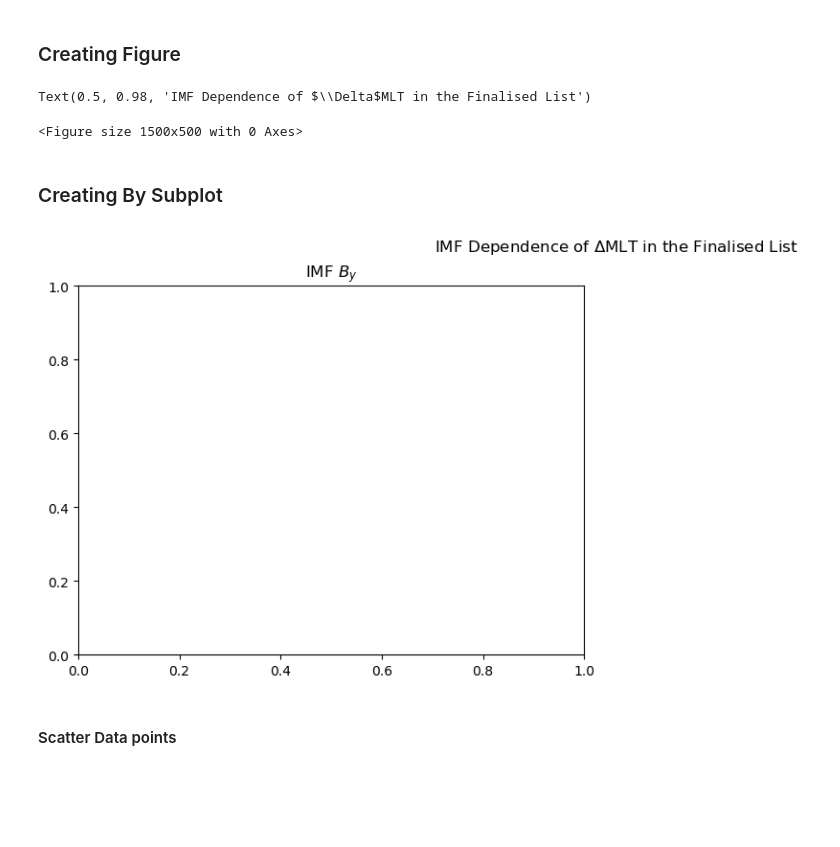
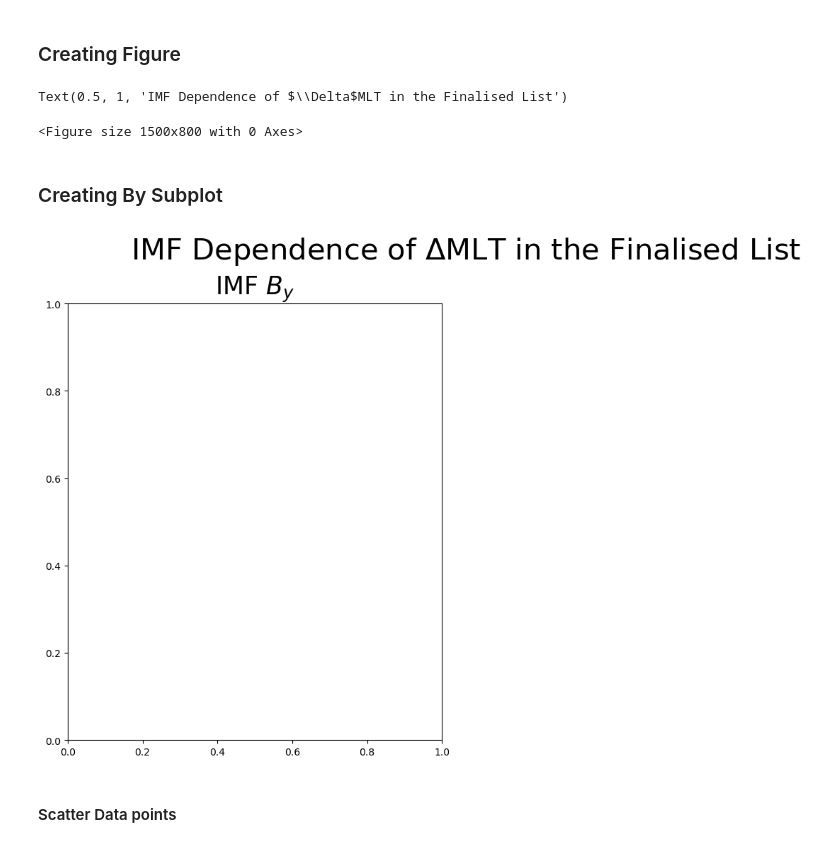
Before and after one commit to 08walkersj/Substorm_Onset_Conjugate_Displacement, a Jupyter notebook: Paper_Figures/Figure7_MLTFit.ipynb, the cells around one changed output. Drawn from its saved outputs; the diff is of its cells as text; code cells hidden in the pictures; blank space fills up the shorter version.

```diff
--- a/Paper_Figures/Figure7_MLTFit.ipynb
+++ b/Paper_Figures/Figure7_MLTFit.ipynb
@@ -91,19 +90,19 @@ ylim= (-5, 5)
 # %% [markdown]
 ### Creating Figure
 # %%
-fig= plt.figure( figsize=(15, 5))
-fig.suptitle('IMF Dependence of $\Delta$MLT in the Finalised List')
+fig= plt.figure( figsize=(15, 8))
+fig.suptitle('IMF Dependence of $\Delta$MLT in the Finalised List', size=30, y=1)
 # %% [output]
-Text(0.5, 0.98, 'IMF Dependence of $\\Delta$MLT in the Finalised List')
+Text(0.5, 1, 'IMF Dependence of $\\Delta$MLT in the Finalised List')
-<Figure size 1500x500 with 0 Axes>
+<Figure size 1500x800 with 0 Axes>
 # %% [markdown]
 ### Creating By Subplot
 # %%
 ax= fig.add_subplot(121)
-ax.set_title('IMF $B_y$')
+ax.set_title('IMF $B_y$', size=25)
 fig
 # %% [output]
-[figure, old version]
+[figure, new version]
 # %% [markdown]
 #### Scatter Data points
 # %%
```
Also changed, not shown: parts of 17 cells of this notebook.
